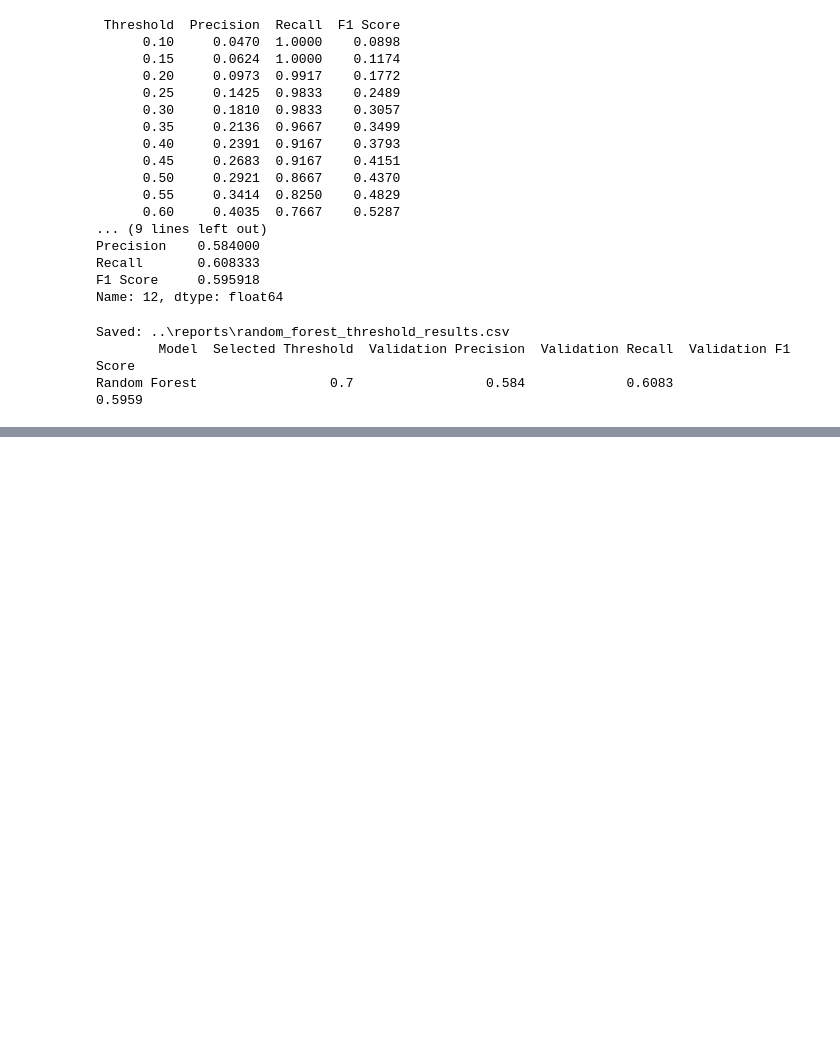
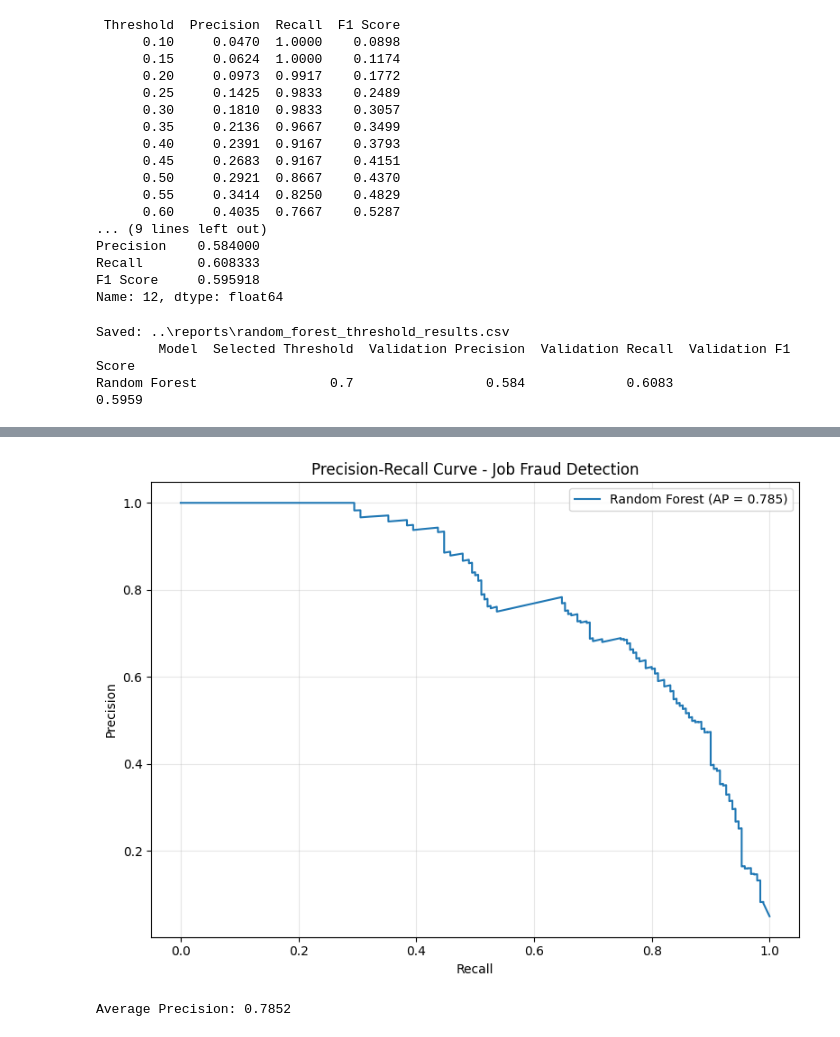
Before and after one commit to 1415-kunal/Fake_Job_Posting_Detection_System, a Jupyter notebook: Notebooks/05_baseline_model.ipynb, the cells around one changed output, grey strips where cells are left out. Drawn from its saved outputs; the diff is of its cells as text; code cells hidden in the pictures; blank space fills up the shorter version.

```diff
--- a/Notebooks/05_baseline_model.ipynb
+++ b/Notebooks/05_baseline_model.ipynb
@@ -894,0 +1270,32 @@ Random Forest                 0.7                 0.584             0.6083
+# %%
+precision, recall, thresholds = precision_recall_curve(
+    y_test,
+    tuned_test_prob
+)
+
+# Calculate Average Precision
+avg_precision = average_precision_score(
+    y_test,
+    tuned_test_prob
+)
+
+# Plot the curve
+plt.figure(figsize=(8, 6))
+plt.plot(
+    recall,
+    precision,
+    label=f"Random Forest (AP = {avg_precision:.3f})"
+)
+
+plt.xlabel("Recall")
+plt.ylabel("Precision")
+plt.title("Precision-Recall Curve - Job Fraud Detection")
+plt.legend()
+plt.grid(True, alpha=0.3)
+plt.tight_layout()
+plt.show()
+
+print("Average Precision:", round(avg_precision, 4))
+# %% [output]
+[figure, added]
+Average Precision: 0.7852
```
Also changed, not shown: parts of 16 cells of this notebook, 1 other file.
